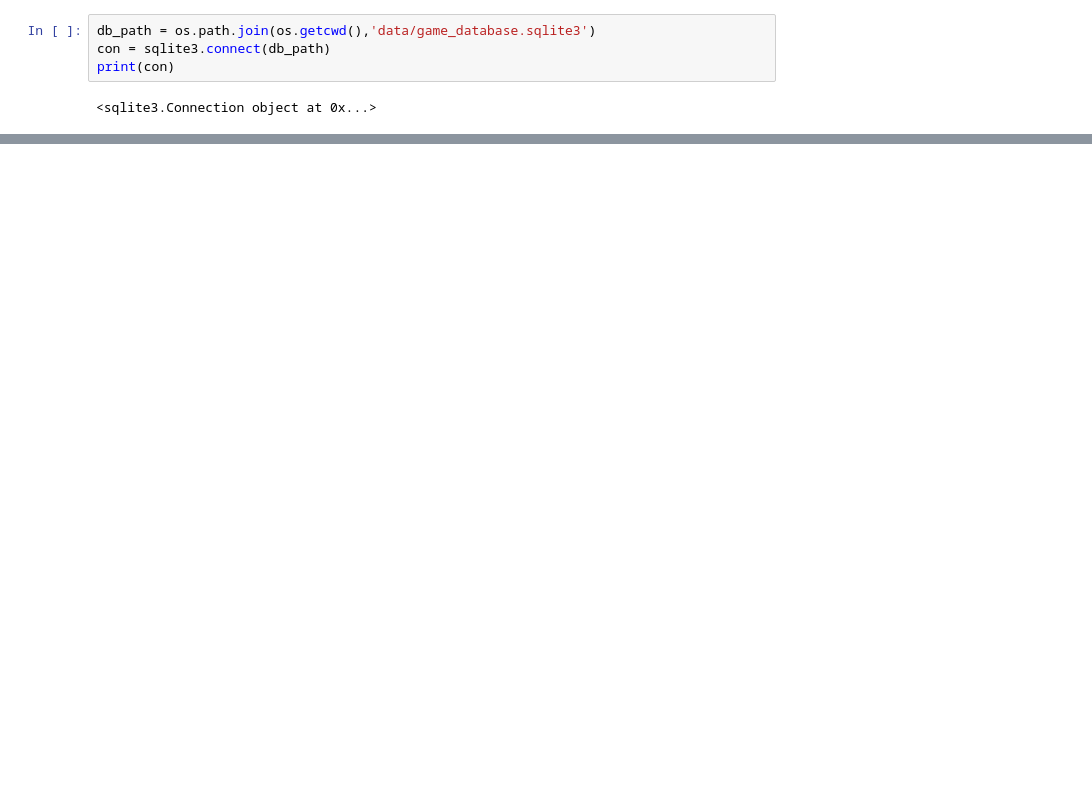
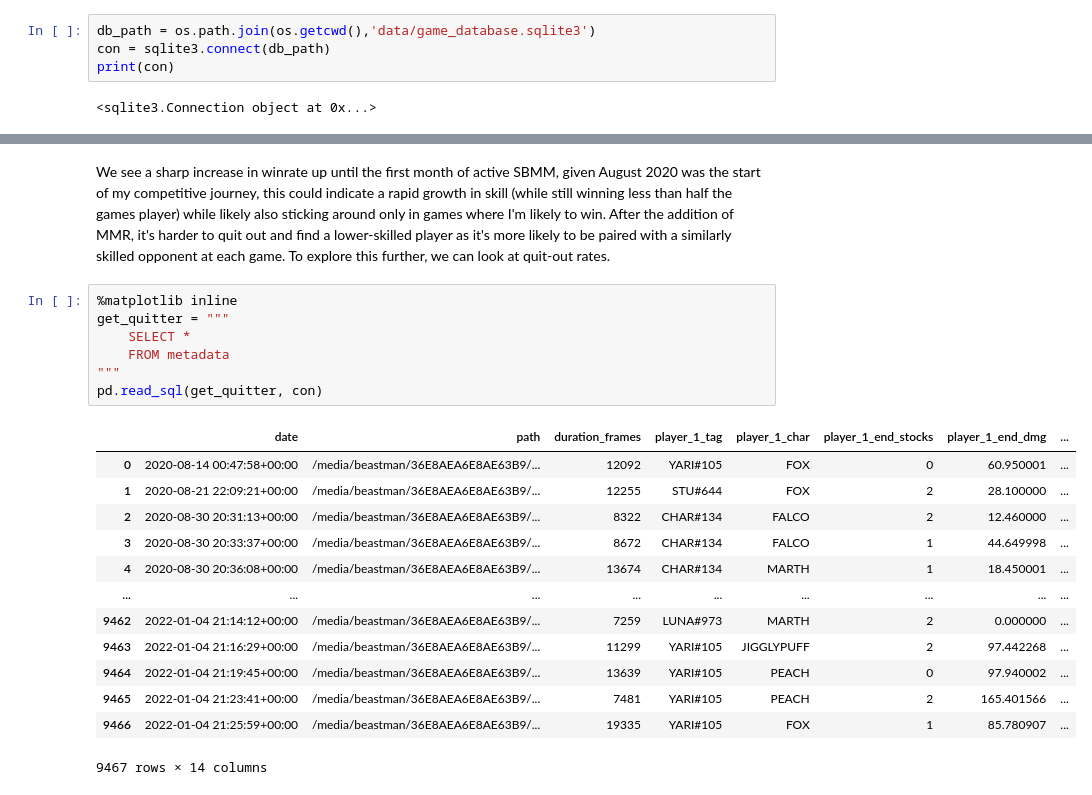
Before and after one commit to BryanEastman/Slippi-Dash, a Jupyter notebook: Game Analysis Notebook.ipynb, the cells around one changed output, grey strips where cells are left out. Drawn from its saved outputs; the diff is of its cells as text; blank space fills up the shorter version.

```diff
--- a/Game Analysis Notebook.ipynb
+++ b/Game Analysis Notebook.ipynb
@@ -62,0 +157,23 @@ print(len(meta_df[meta_df["winner"] == "YARI#105"]) / len(meta_df))
+# %% [markdown]
+We see a sharp increase in winrate up until the first month of active SBMM, given August 2020 was the start of my competitive journey, this could indicate a rapid growth in skill (while still winning less than half the games player) while likely also sticking around only in games where I'm likely to win.  After the addition of MMR, it's harder to quit out and find a lower-skilled player as it's more likely to be paired with a similarly skilled opponent at each game.  To explore this further, we can look at quit-out rates.
+# %%
+%matplotlib inline
+get_quitter = """
+    SELECT *
+    FROM metadata
+"""
+pd.read_sql(get_quitter, con)
+# %% [output]
+|  | date | path | duration_frames | player_1_tag | player_1_char | player_1_end_stocks | player_1_end_dmg | ... |
+| 0 | 2020-08-14 00:47:58+00:00 | /media/beastman/36E8AEA6E8AE63B9/... | 12092 | YARI#105 | FOX | 0 | 60.950001 | ... |
+| 1 | 2020-08-21 22:09:21+00:00 | /media/beastman/36E8AEA6E8AE63B9/... | 12255 | STU#644 | FOX | 2 | 28.100000 | ... |
+| 2 | 2020-08-30 20:31:13+00:00 | /media/beastman/36E8AEA6E8AE63B9/... | 8322 | CHAR#134 | FALCO | 2 | 12.460000 | ... |
+| 3 | 2020-08-30 20:33:37+00:00 | /media/beastman/36E8AEA6E8AE63B9/... | 8672 | CHAR#134 | FALCO | 1 | 44.649998 | ... |
+| 4 | 2020-08-30 20:36:08+00:00 | /media/beastman/36E8AEA6E8AE63B9/... | 13674 | CHAR#134 | MARTH | 1 | 18.450001 | ... |
+| ... | ... | ... | ... | ... | ... | ... | ... | ... |
+| 9462 | 2022-01-04 21:14:12+00:00 | /media/beastman/36E8AEA6E8AE63B9/... | 7259 | LUNA#973 | MARTH | 2 | 0.000000 | ... |
+| 9463 | 2022-01-04 21:16:29+00:00 | /media/beastman/36E8AEA6E8AE63B9/... | 11299 | YARI#105 | JIGGLYPUFF | 2 | 97.442268 | ... |
+| 9464 | 2022-01-04 21:19:45+00:00 | /media/beastman/36E8AEA6E8AE63B9/... | 13639 | YARI#105 | PEACH | 0 | 97.940002 | ... |
+| 9465 | 2022-01-04 21:23:41+00:00 | /media/beastman/36E8AEA6E8AE63B9/... | 7481 | YARI#105 | PEACH | 2 | 165.401566 | ... |
+| 9466 | 2022-01-04 21:25:59+00:00 | /media/beastman/36E8AEA6E8AE63B9/... | 19335 | YARI#105 | FOX | 1 | 85.780907 | ... |
+9467 rows × 14 columns
```
Also changed, not shown: parts of 13 cells of this notebook, 2 other files.
